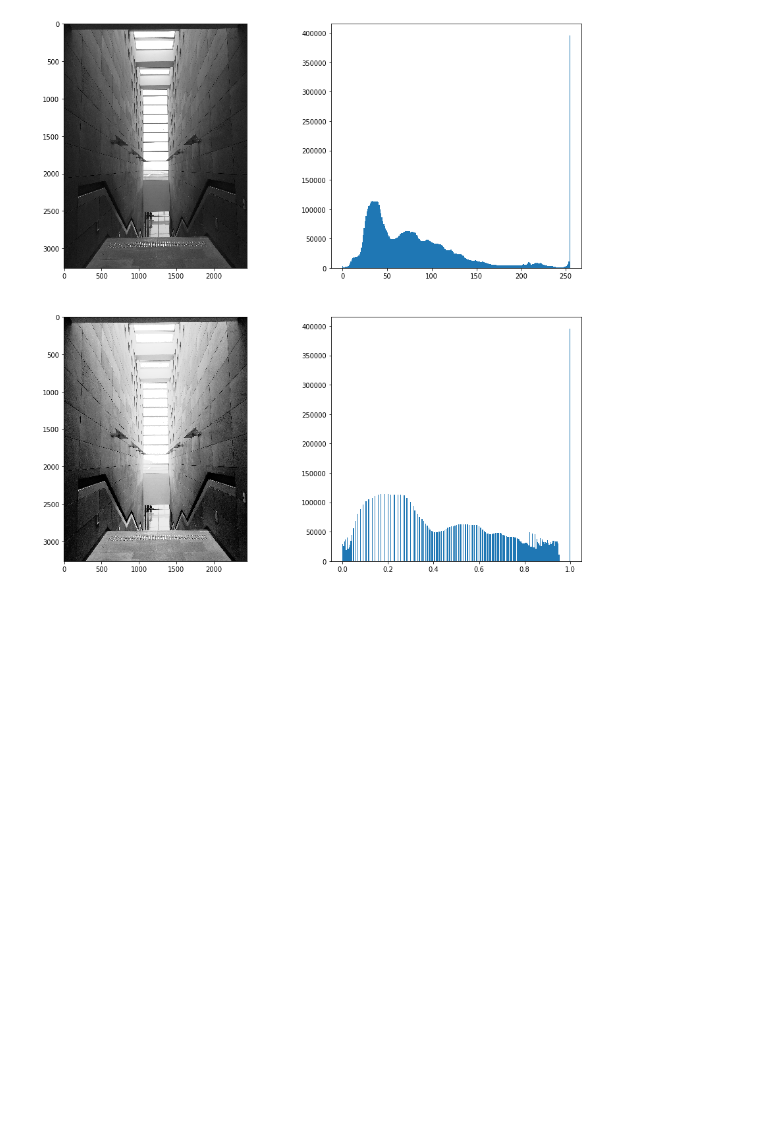
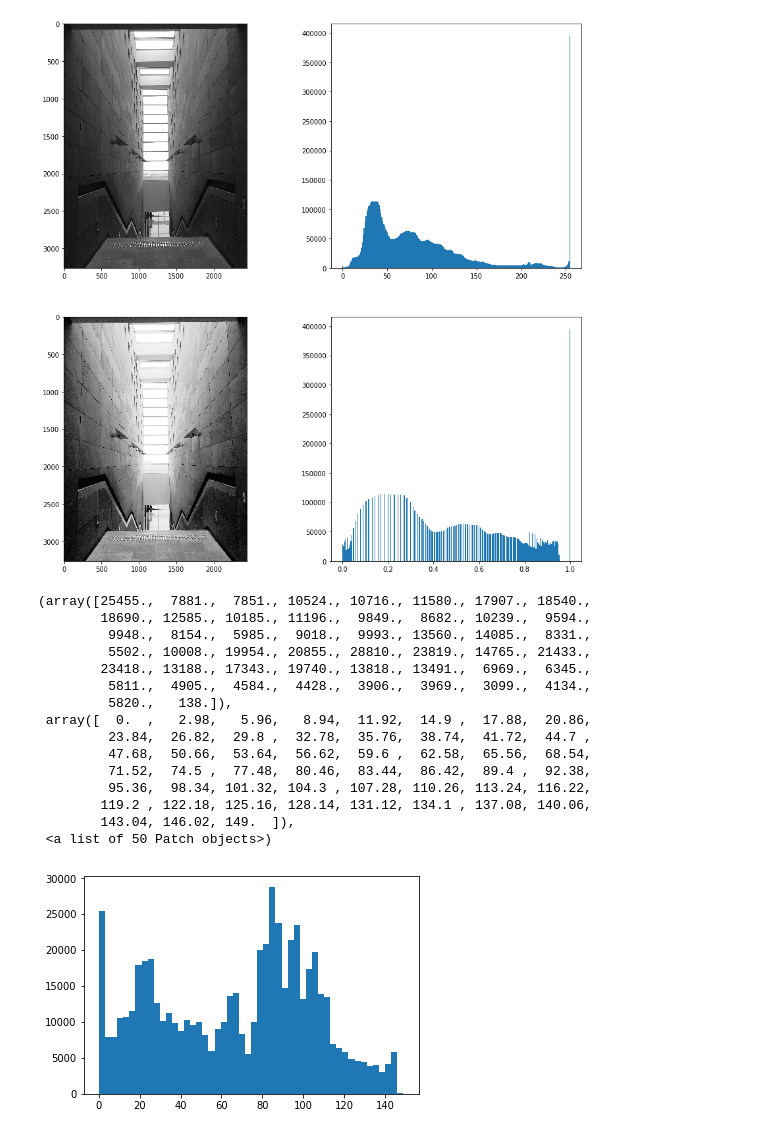
Before and after one commit to neezcha/483H2, a Jupyter notebook: 483h2.ipynb, the cells around one changed output. Cells and saved outputs as stored; diff of their text form; code cells hidden in the pictures; blank space fills up the shorter version.

```diff
--- a/483h2.ipynb
+++ b/483h2.ipynb
@@ -98,0 +154,26 @@ wallHist = my_hist_equalization('wall_gray.jpg', 256)
+# %%
+# imgStretch = Image.open('wall_gray.jpg')
+imgStretch = mpimg.imread('landsat.jpg')
+imgStretch.size # (2448, 3264)
+imgArr = np.array(imgStretch)
+imgStretchFlat = imgArr.flatten()
+plt.hist(imgStretchFlat, bins=50)
+minX = imgStretchFlat.max()
+minX
+# %% [output]
+(array([25455.,  7881.,  7851., 10524., 10716., 11580., 17907., 18540.,
+        18690., 12585., 10185., 11196.,  9849.,  8682., 10239.,  9594.,
+         9948.,  8154.,  5985.,  9018.,  9993., 13560., 14085.,  8331.,
+         5502., 10008., 19954., 20855., 28810., 23819., 14765., 21433.,
+        23418., 13188., 17343., 19740., 13818., 13491.,  6969.,  6345.,
+         5811.,  4905.,  4584.,  4428.,  3906.,  3969.,  3099.,  4134.,
+         5820.,   138.]),
+ array([  0.  ,   2.98,   5.96,   8.94,  11.92,  14.9 ,  17.88,  20.86,
+         23.84,  26.82,  29.8 ,  32.78,  35.76,  38.74,  41.72,  44.7 ,
+         47.68,  50.66,  53.64,  56.62,  59.6 ,  62.58,  65.56,  68.54,
+         71.52,  74.5 ,  77.48,  80.46,  83.44,  86.42,  89.4 ,  92.38,
+         95.36,  98.34, 101.32, 104.3 , 107.28, 110.26, 113.24, 116.22,
+        119.2 , 122.18, 125.16, 128.14, 131.12, 134.1 , 137.08, 140.06,
+        143.04, 146.02, 149.  ]),
+ <a list of 50 Patch objects>)
+[figure, added]
```
Also changed, not shown: parts of 5 cells of this notebook.
